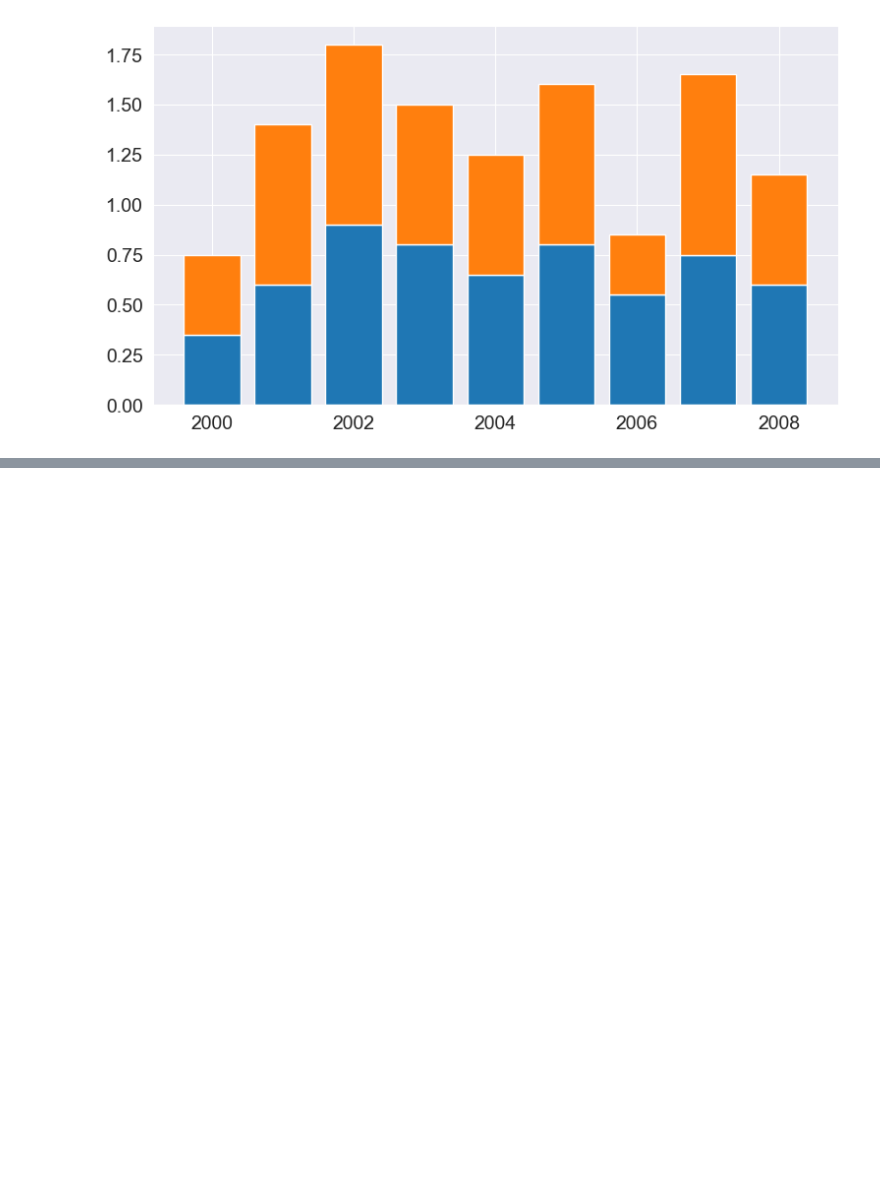
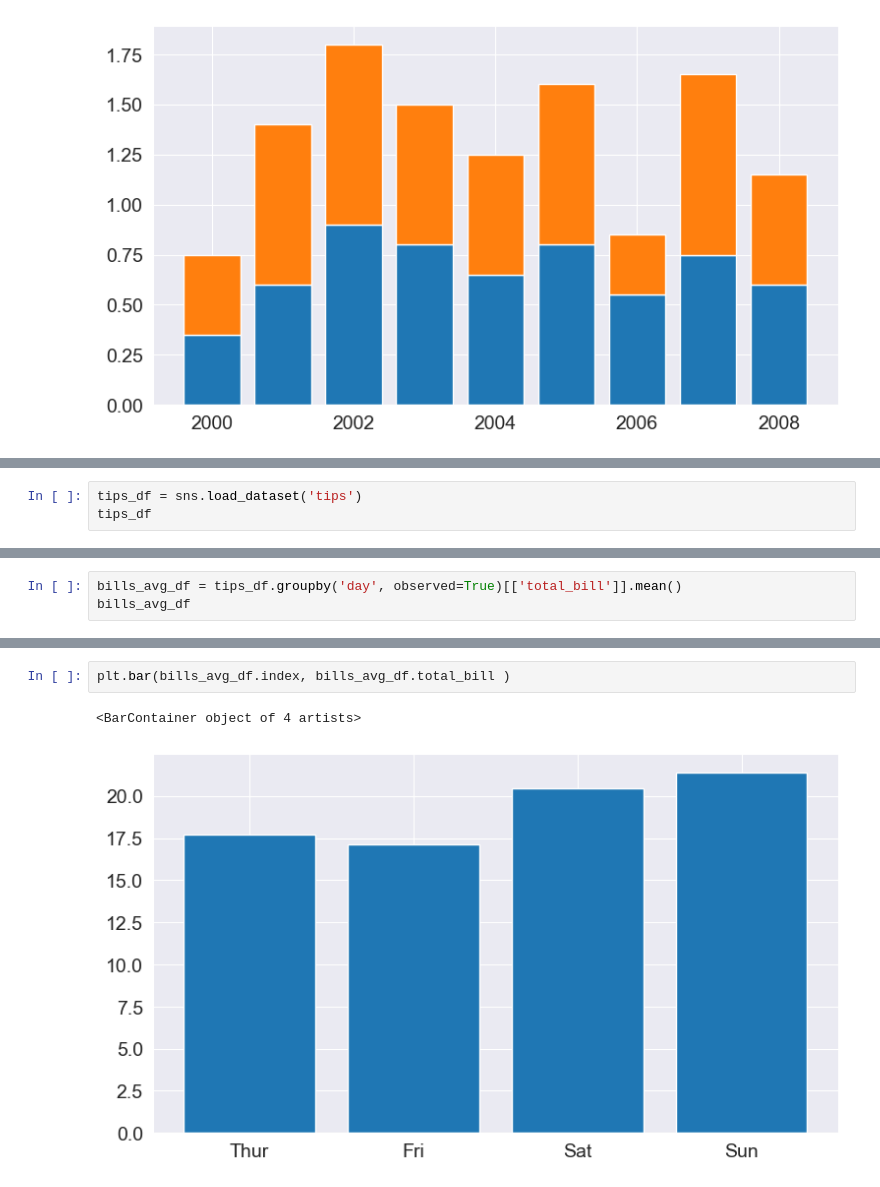
Before and after one commit to OjPreshuz/Matplotlib-Tutorial, a Jupyter notebook: matplotlib_tutorial.ipynb, the cells around one changed output, grey strips where cells are left out. Cells and saved outputs as stored; diff of their text form; blank space fills up the shorter version.

```diff
--- a/matplotlib_tutorial.ipynb
+++ b/matplotlib_tutorial.ipynb
@@ -340,0 +343,3 @@ plt.bar(years, oranges, bottom=apples);
+# %%
+tips_df = sns.load_dataset('tips')
+tips_df
@@ -340,0 +360,3 @@ plt.bar(years, oranges, bottom=apples);
+# %%
+bills_avg_df = tips_df.groupby('day', observed=True)[['total_bill']].mean()
+bills_avg_df
@@ -340,0 +370,5 @@ plt.bar(years, oranges, bottom=apples);
+# %%
+plt.bar(bills_avg_df.index, bills_avg_df.total_bill )
+# %% [output]
+<BarContainer object of 4 artists>
+[figure, added]
```
Also changed, not shown: parts of 18 cells of this notebook.
